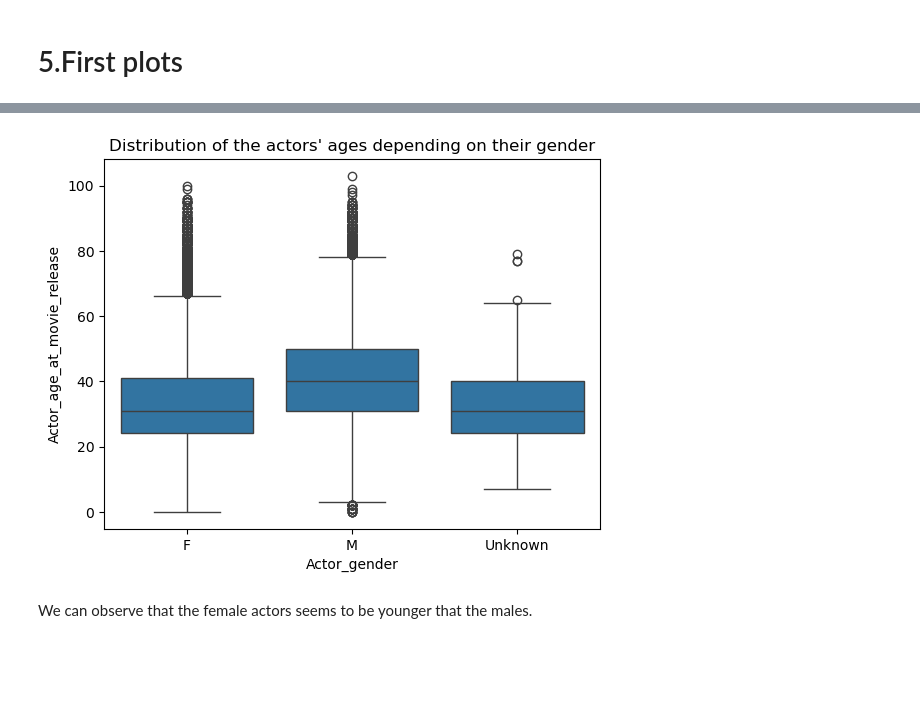
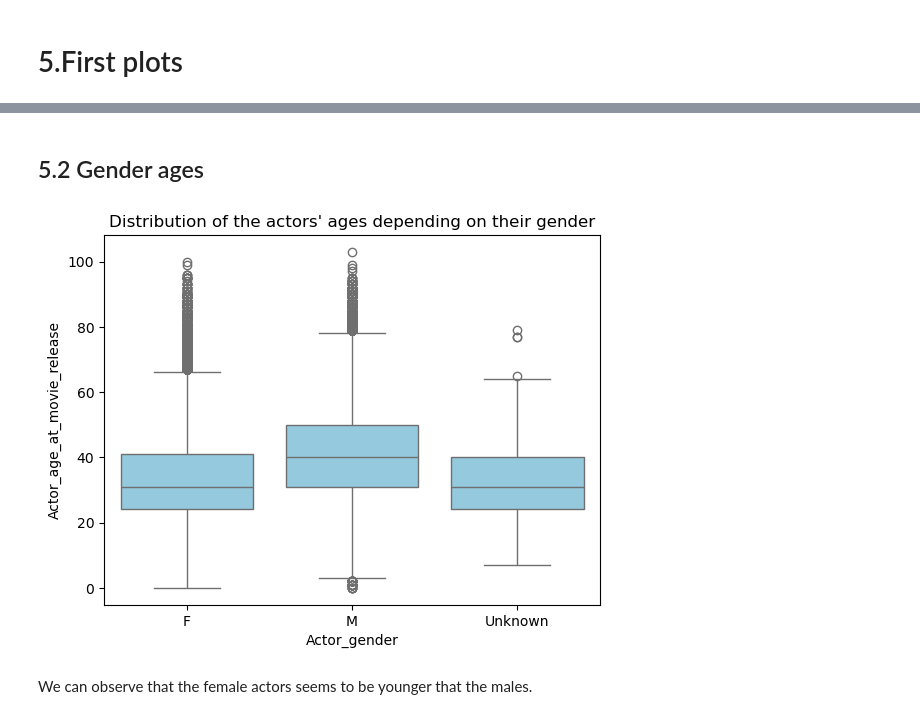
Before and after one commit to epfl-ada/ada-2024-project-ecureuilscosmiques24, a Jupyter notebook: projet_ADA.ipynb, the cells around one changed output, grey strips where cells are left out. Cells and saved outputs as stored; diff of their text form; code cells hidden in the pictures; blank space fills up the shorter version.

Commit message:
notebook commente, debut des graphs

```diff
--- a/projet_ADA.ipynb
+++ b/projet_ADA.ipynb
@@ -6,6 +6,6 @@ import matplotlib.pyplot as plt
 import seaborn as sns
 import ast
 # %%
-data_folder = "C:/Users/bapti/ADA2024-projet/MovieSummaries/"
-
+#data_folder = "C:/Users/bapti/ADA2024-projet/MovieSummaries/"
+data_folder = "C:/Users/thoma/Documents/ADA_Projet_Data/MovieSummaries/"
 ########### A CHANGER LE PATH DU FOLDER ##################
@@ -299,6 +341,5 @@ After the missing values analysis, we choose to drop the NaN values for our inte
 # %%
-col2drop = ['Movie_name','Movie_runtime','Movie_languages','Character_name','Actor_date_of_birth','Actor_height_m','Actor_ethnicity','Freebase_character_actor_map_ID','Freebase_character_ID','Freebase_actor_ID']
-#final_df = merged_df.dropna(subset=['Movie_release_date', 'Main_country', 'Main_genre', 'Actor_age_at_movie_release', 'Movie_box_office_revenue']).drop(columns=col2drop)
+col2drop = ['Movie_name','Character_name','Actor_date_of_birth','Freebase_movie_ID','Freebase_character_actor_map_ID','Freebase_character_ID','Freebase_actor_ID']
 final_df = merged_df.dropna(subset=['Movie_release_date', 'Main_country', 'Main_genre', 'Actor_age_at_movie_release']).drop(columns=col2drop)
 
 print("Shape of the merged dataset after cleaning: ", final_df.shape)
@@ -344,8 +419,10 @@ This plot shows the distribution of the movies along time. We can observe that c
+# %% [markdown]
+## 5.2 Gender ages
 # %%
-sns.boxplot(x=final_df["Actor_gender"], y=final_df["Actor_age_at_movie_release"], data=final_df.loc[final_df['Actor_gender'].isin(['M', 'F'])])
+sns.boxplot(x=final_df["Actor_gender"], y=final_df["Actor_age_at_movie_release"], data=final_df,color='skyblue')
 plt.title("Distribution of the actors' ages depending on their gender")
 plt.show()
 # %% [output]
-[figure, old version]
+[figure, new version]
 # %% [markdown]
 We can observe that the female actors seems to be younger that the males.
```
Also changed, not shown: parts of 37 cells of this notebook.
